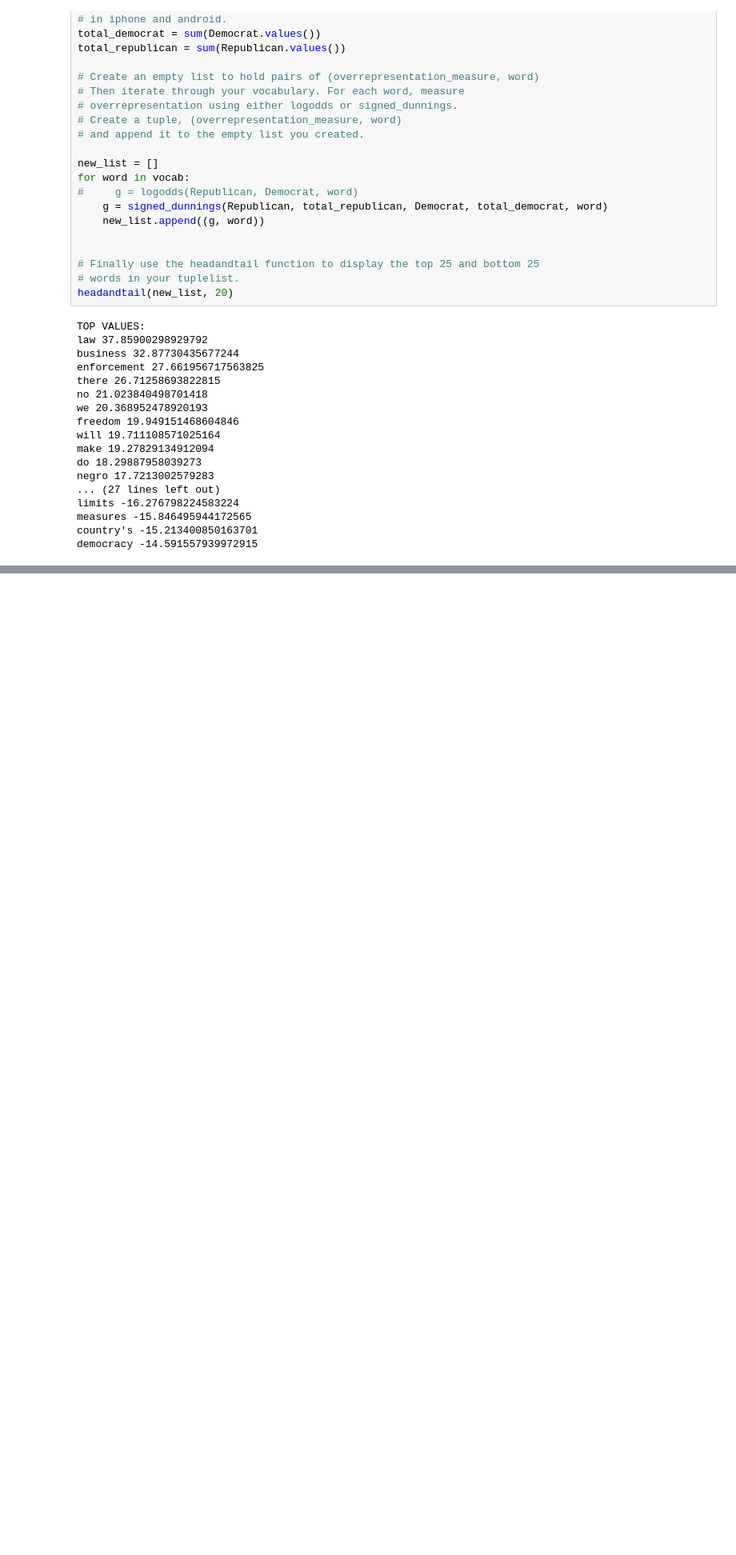
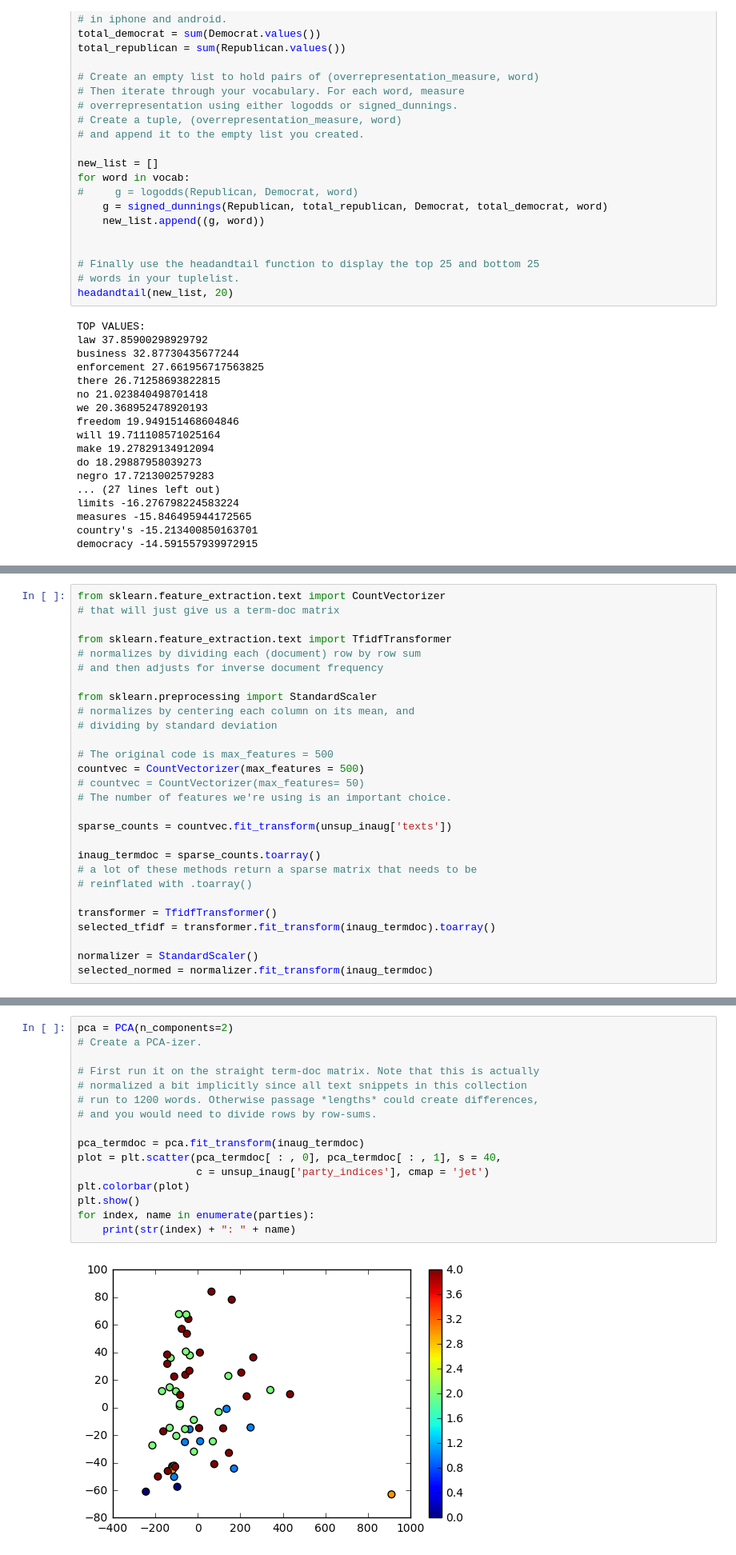
Before and after one commit to historybman/EADA, a Jupyter notebook: Inaugural_Address_Analysis.ipynb, the cells around one changed output, grey strips where cells are left out. Shown: that part at 80% size. Saved outputs shown, nothing was run; the diff lists cells and outputs as text; blank space fills up the shorter version.

Commit message:
added PCA and also some other code relative to unsupervised learning.

```diff
--- a/Inaugural_Address_Analysis.ipynb
+++ b/Inaugural_Address_Analysis.ipynb
@@ -234,0 +276,28 @@ democracy -14.591557939972915
+# %%
+from sklearn.feature_extraction.text import CountVectorizer
+# that will just give us a term-doc matrix
+
+from sklearn.feature_extraction.text import TfidfTransformer
+# normalizes by dividing each (document) row by row sum
+# and then adjusts for inverse document frequency
+
+from sklearn.preprocessing import StandardScaler
+# normalizes by centering each column on its mean, and
+# dividing by standard deviation
+
+# The original code is max_features = 500
+countvec = CountVectorizer(max_features = 500)
+# countvec = CountVectorizer(max_features= 50)
+# The number of features we're using is an important choice.
+
+sparse_counts = countvec.fit_transform(unsup_inaug['texts'])
+
+inaug_termdoc = sparse_counts.toarray()
+# a lot of these methods return a sparse matrix that needs to be
+# reinflated with .toarray()
+
+transformer = TfidfTransformer()
+selected_tfidf = transformer.fit_transform(inaug_termdoc).toarray()
+
+normalizer = StandardScaler()
+selected_normed = normalizer.fit_transform(inaug_termdoc)
@@ -234,0 +315,18 @@ democracy -14.591557939972915
+# %%
+pca = PCA(n_components=2)
+# Create a PCA-izer.
+
+# First run it on the straight term-doc matrix. Note that this is actually
+# normalized a bit implicitly since all text snippets in this collection
+# run to 1200 words. Otherwise passage *lengths* could create differences,
+# and you would need to divide rows by row-sums.
+
+pca_termdoc = pca.fit_transform(inaug_termdoc)
+plot = plt.scatter(pca_termdoc[ : , 0], pca_termdoc[ : , 1], s = 40,
+                   c = unsup_inaug['party_indices'], cmap = 'jet')
+plt.colorbar(plot)
+plt.show()
+for index, name in enumerate(parties):
+    print(str(index) + ": " + name)
+# %% [output]
+[figure, added]
```
Also changed, not shown: parts of 6 cells of this notebook.
